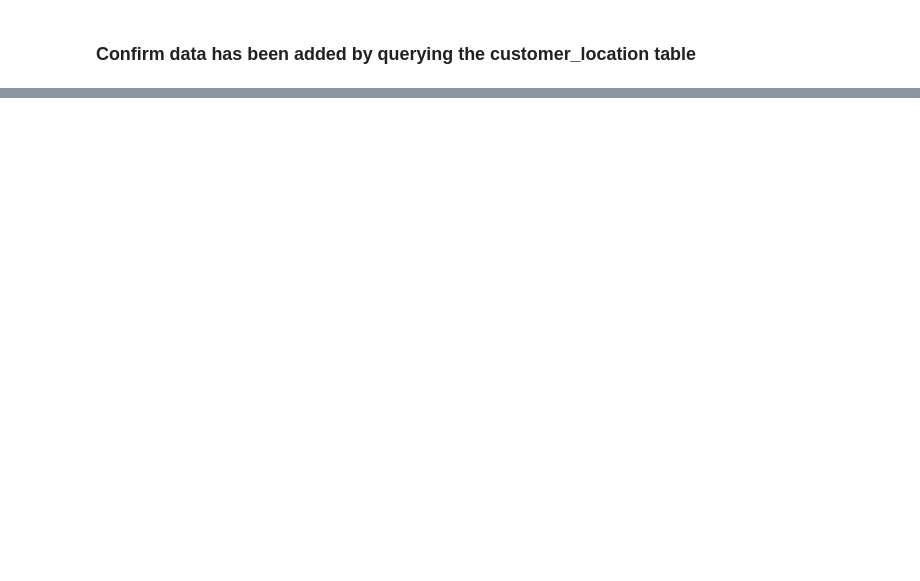
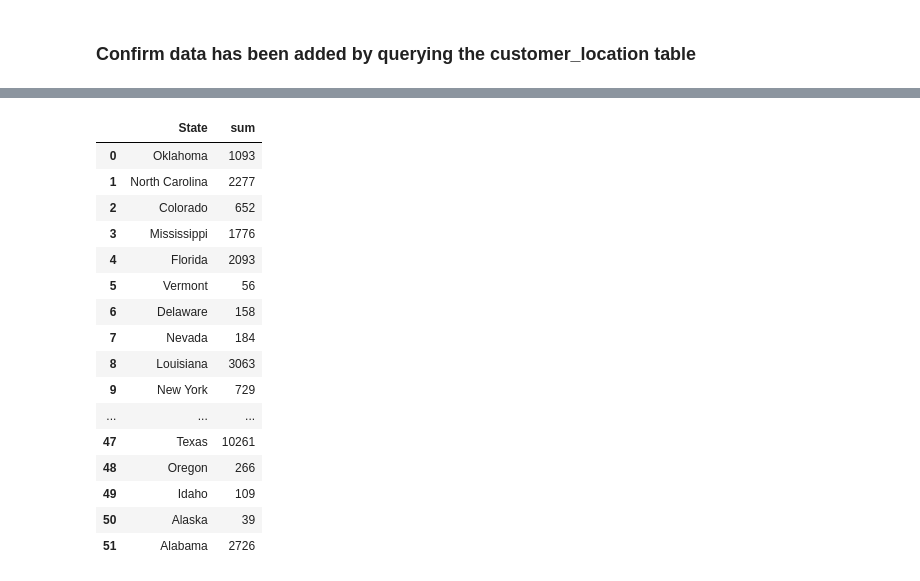
Before and after one commit to whiterabbit2020/etl-project, a Jupyter notebook: etl-project.ipynb, the cells around one changed output, grey strips where cells are left out. Saved outputs shown, nothing was run; the diff lists cells and outputs as text; code cells hidden in the pictures; blank space fills up the shorter version.

```diff
--- a/etl-project.ipynb
+++ b/etl-project.ipynb
@@ -82,0 +80,6 @@ engine = create_engine(f'postgresql://{rds_connection_string}')
+# %%
+
+conn = "postgres:gadhav@localhost:5432/ShipMobility"
+engine = create_engine(f'postgresql+psycopg2://{conn}')
+print(engine)
+engine.connect()
@@ -103,0 +120,23 @@ pd.read_sql_query('select * from customer_location', con=engine).tail()
+# %%
+# following query provides the statewise summary for the single- Section Mobile houses.
+# link for the details on mobile homes is at
+# https://www.manufacturedhomes.com/blog/manufacturedhomes-industryterms/
+pd.read_sql_query('select ss."State", SUM(ss."Single- Section") from shipment_summary ss GROUP BY ss."State"', con=engine)
+# %% [output]
+|  | State | sum |
+| 0 | Oklahoma | 1093 |
+| 1 | North Carolina | 2277 |
+| 2 | Colorado | 652 |
+| 3 | Mississippi | 1776 |
+| 4 | Florida | 2093 |
+| 5 | Vermont | 56 |
+| 6 | Delaware | 158 |
+| 7 | Nevada | 184 |
+| 8 | Louisiana | 3063 |
+| 9 | New York | 729 |
+| ... | ... | ... |
+| 47 | Texas | 10261 |
+| 48 | Oregon | 266 |
+| 49 | Idaho | 109 |
+| 50 | Alaska | 39 |
+| 51 | Alabama | 2726 |
```
Also changed, not shown: parts of 19 cells of this notebook.
